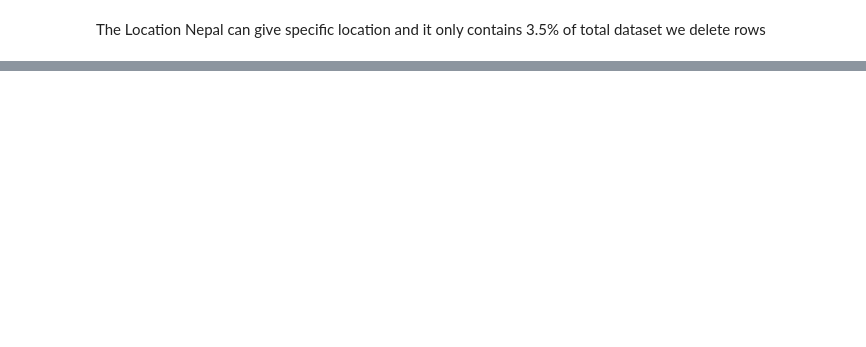
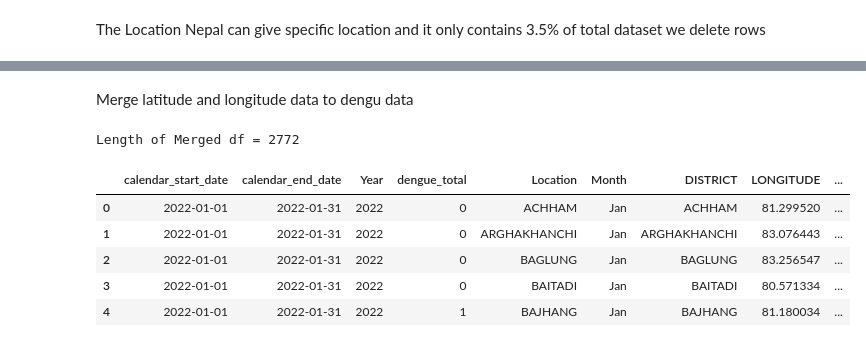
Before and after one commit to piyushshrestha55/ML_GROUP_ASSIGNMENT, a Jupyter notebook: modules/clean.ipynb, the cells around one changed output, grey strips where cells are left out. Saved outputs shown, nothing was run; the diff lists cells and outputs as text; code cells hidden in the pictures; blank space fills up the shorter version.

Commit message:
update/ Dataset Merged

```diff
--- a/modules/clean.ipynb
+++ b/modules/clean.ipynb
@@ -6,12 +6,20 @@ import numpy as np
 # %% [markdown]
 Basic Describe and Null Check of both dataset
 # %%
-dengu_spatial = pd.read_csv("../datasets/dengu_spatial.csv")
+district = pd.read_csv("../datasets/nepal_district_centroids.csv")
 dengu_temporal = pd.read_csv("../datasets/dengu_temporal.csv")
+
+print(f"Length of District Data: {len(district)}")
+print("------------------------------------")
+print("District Data Described: ")
+display(district.describe())
+print("------------------------------------")
+print("District Data Null Vals")
+display(district.isnull().sum())
 
 print("\n------------------------------------\n------------------------------------\n")
 
-print(f"Length of Temporal Data: {len(dengu_spatial)}")
+print(f"Length of Temporal Data: {len(dengu_temporal)}")
 print("------------------------------------")
 print("Temporal Data Described: ")
 display(dengu_temporal.describe())
@@ -72,0 +220,15 @@ dengu_temporal.head()
+# %% [markdown]
+Merge latitude and longitude data to dengu data
+# %%
+merged_df = pd.merge(dengu_temporal, district, left_on="Location", right_on="DISTRICT", how="left")
+
+print(f"Length of Merged df = {len(merged_df)}")
+merged_df.head()
+# %% [output]
+Length of Merged df = 2772
+|  | calendar_start_date | calendar_end_date | Year | dengue_total | Location | Month | DISTRICT | LONGITUDE | ... |
+| 0 | 2022-01-01 | 2022-01-31 | 2022 | 0 | ACHHAM | Jan | ACHHAM | 81.299520 | ... |
+| 1 | 2022-01-01 | 2022-01-31 | 2022 | 0 | ARGHAKHANCHI | Jan | ARGHAKHANCHI | 83.076443 | ... |
+| 2 | 2022-01-01 | 2022-01-31 | 2022 | 0 | BAGLUNG | Jan | BAGLUNG | 83.256547 | ... |
+| 3 | 2022-01-01 | 2022-01-31 | 2022 | 0 | BAITADI | Jan | BAITADI | 80.571334 | ... |
+| 4 | 2022-01-01 | 2022-01-31 | 2022 | 1 | BAJHANG | Jan | BAJHANG | 81.180034 | ... |
```
Also changed, not shown: parts of 10 cells of this notebook, 2 other files.
